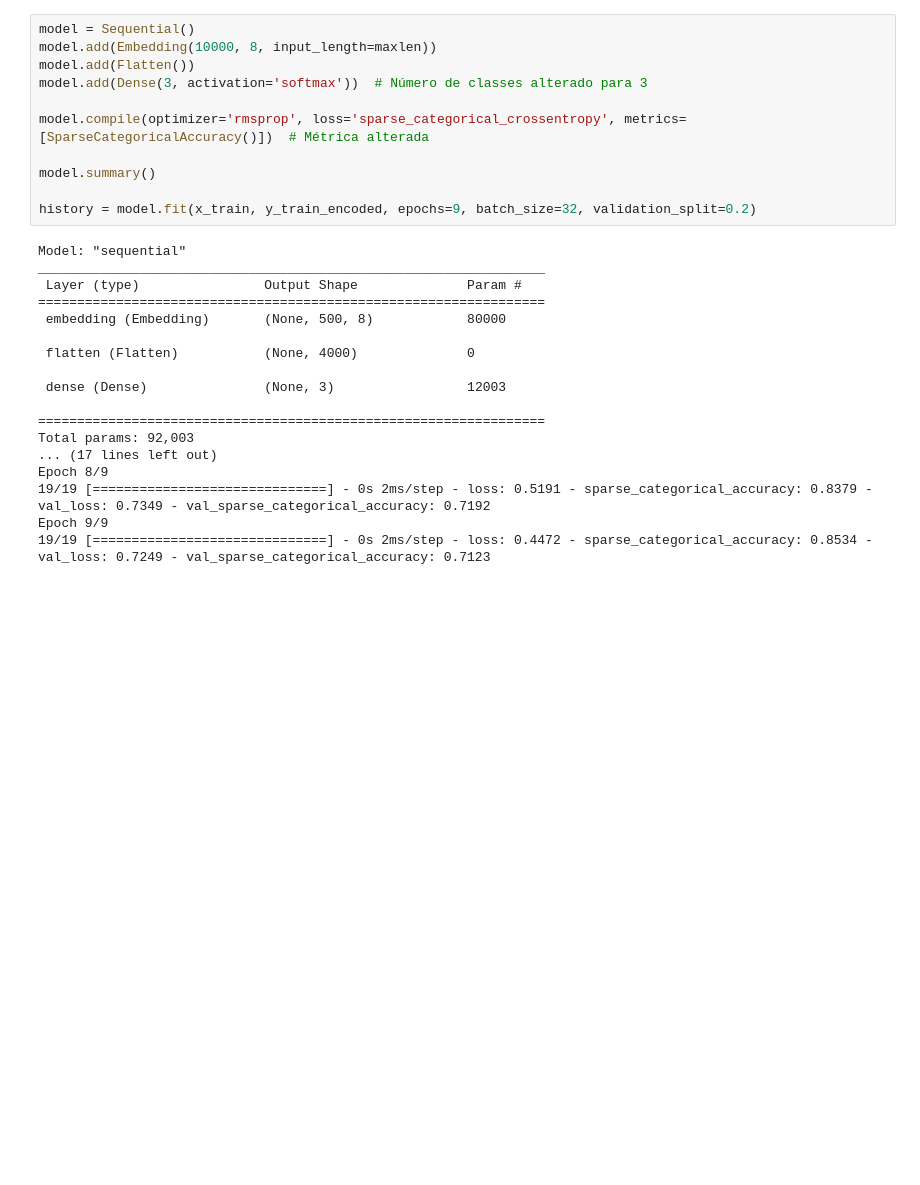
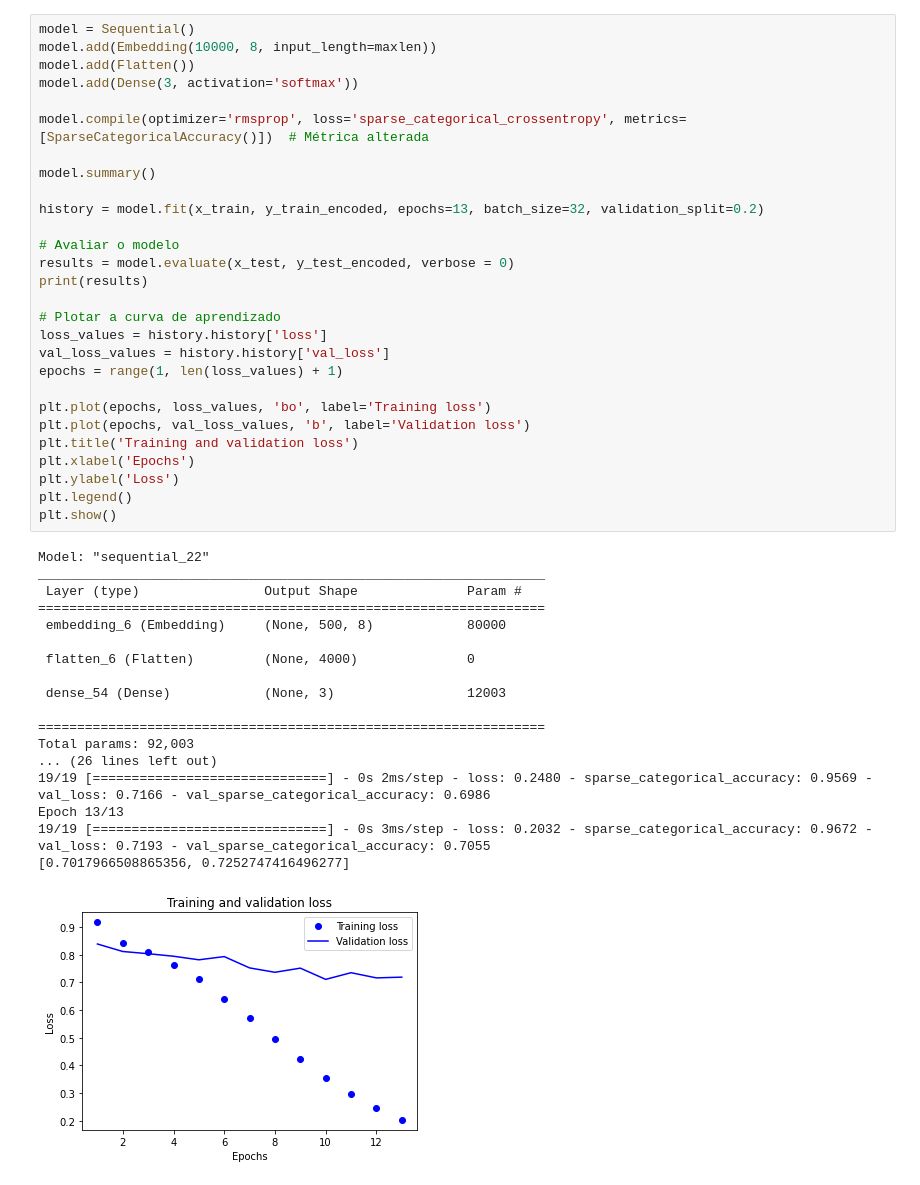
Before and after one commit to alpereirinha/DL_Project, a Jupyter notebook: dnn_embedding.ipynb, the cells around one changed output. Cells and saved outputs as stored; diff of their text form; blank space fills up the shorter version.

Commit message:
dnn embedding

```diff
--- a/dnn_embedding.ipynb
+++ b/dnn_embedding.ipynb
@@ -71,32 +73,50 @@ print(y_train_encoded[0])
 # %%
 model = Sequential()
 model.add(Embedding(10000, 8, input_length=maxlen))
 model.add(Flatten())
-model.add(Dense(3, activation='softmax'))  # Número de classes alterado para 3
+model.add(Dense(3, activation='softmax'))
 
 model.compile(optimizer='rmsprop', loss='sparse_categorical_crossentropy', metrics=[SparseCategoricalAccuracy()])  # Métrica alterada
 
 model.summary()
 
-history = model.fit(x_train, y_train_encoded, epochs=9, batch_size=32, validation_split=0.2)
+history = model.fit(x_train, y_train_encoded, epochs=13, batch_size=32, validation_split=0.2)
+
+# Avaliar o modelo
+results = model.evaluate(x_test, y_test_encoded, verbose = 0)
+print(results)
+
+# Plotar a curva de aprendizado
+loss_values = history.history['loss']
+val_loss_values = history.history['val_loss']
+epochs = range(1, len(loss_values) + 1)
+
+plt.plot(epochs, loss_values, 'bo', label='Training loss')
+plt.plot(epochs, val_loss_values, 'b', label='Validation loss')
+plt.title('Training and validation loss')
+plt.xlabel('Epochs')
+plt.ylabel('Loss')
+plt.legend()
+plt.show()
 # %% [output]
-Model: "sequential"
+Model: "sequential_22"
 _________________________________________________________________
  Layer (type)                Output Shape              Param #
 =================================================================
- embedding (Embedding)       (None, 500, 8)            80000
+ embedding_6 (Embedding)     (None, 500, 8)            80000
 
- flatten (Flatten)           (None, 4000)              0
+ flatten_6 (Flatten)         (None, 4000)              0
 
- dense (Dense)               (None, 3)                 12003
+ dense_54 (Dense)            (None, 3)                 12003
 
 =================================================================
 Total params: 92,003
-... (17 lines left out)
-Epoch 8/9
-19/19 [==============================] - 0s 2ms/step - loss: 0.5191 - sparse_categorical_accuracy: 0.8379 - val_loss: 0.7349 - val_sparse_categorical_accuracy: 0.7192
-Epoch 9/9
-19/19 [==============================] - 0s 2ms/step - loss: 0.4472 - sparse_categorical_accuracy: 0.8534 - val_loss: 0.7249 - val_sparse_categorical_accuracy: 0.7123
+... (26 lines left out)
+19/19 [==============================] - 0s 2ms/step - loss: 0.2480 - sparse_categorical_accuracy: 0.9569 - val_loss: 0.7166 - val_sparse_categorical_accuracy: 0.6986
+Epoch 13/13
+19/19 [==============================] - 0s 3ms/step - loss: 0.2032 - sparse_categorical_accuracy: 0.9672 - val_loss: 0.7193 - val_sparse_categorical_accuracy: 0.7055
+[0.7017966508865356, 0.7252747416496277]
+[figure, added]
 # %%
 acc_values = history.history['sparse_categorical_accuracy']
 val_acc_values = history.history['val_sparse_categorical_accuracy']
```
Also changed, not shown: parts of 24 cells of this notebook.
